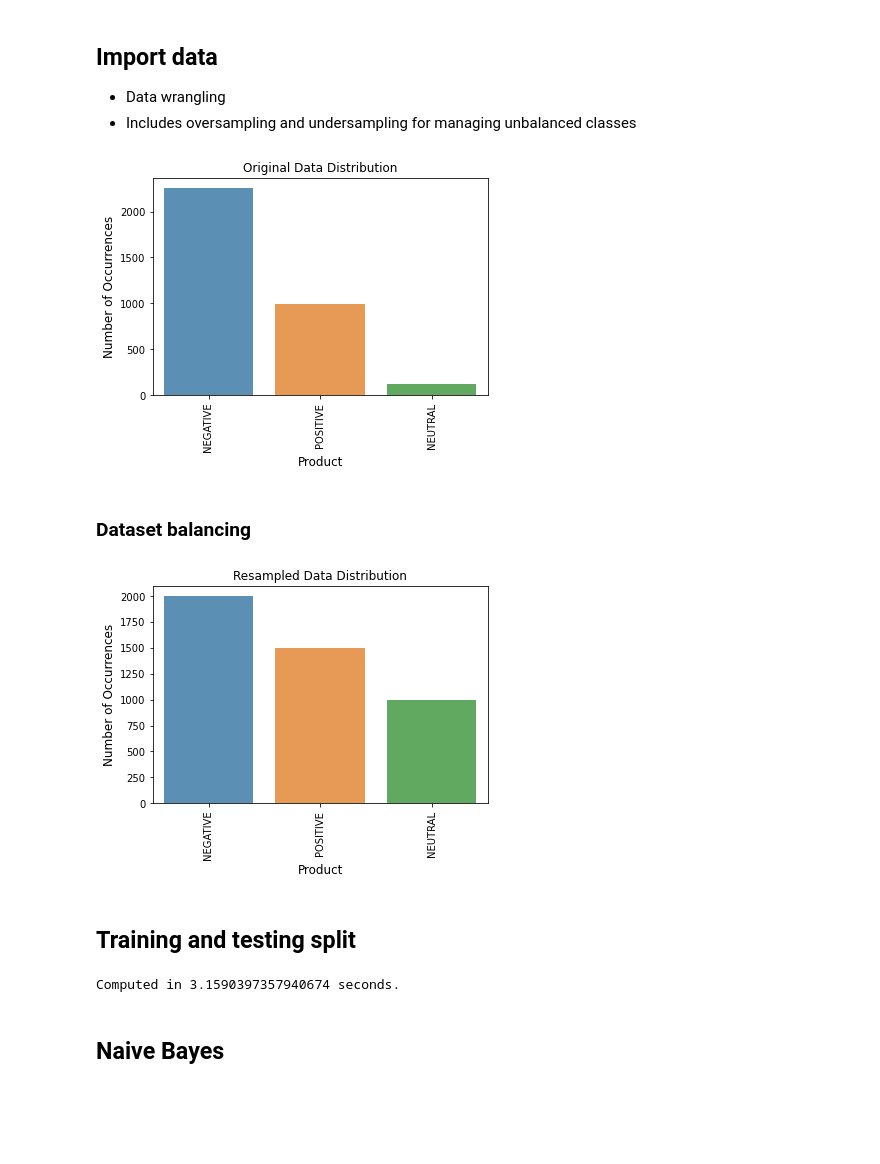
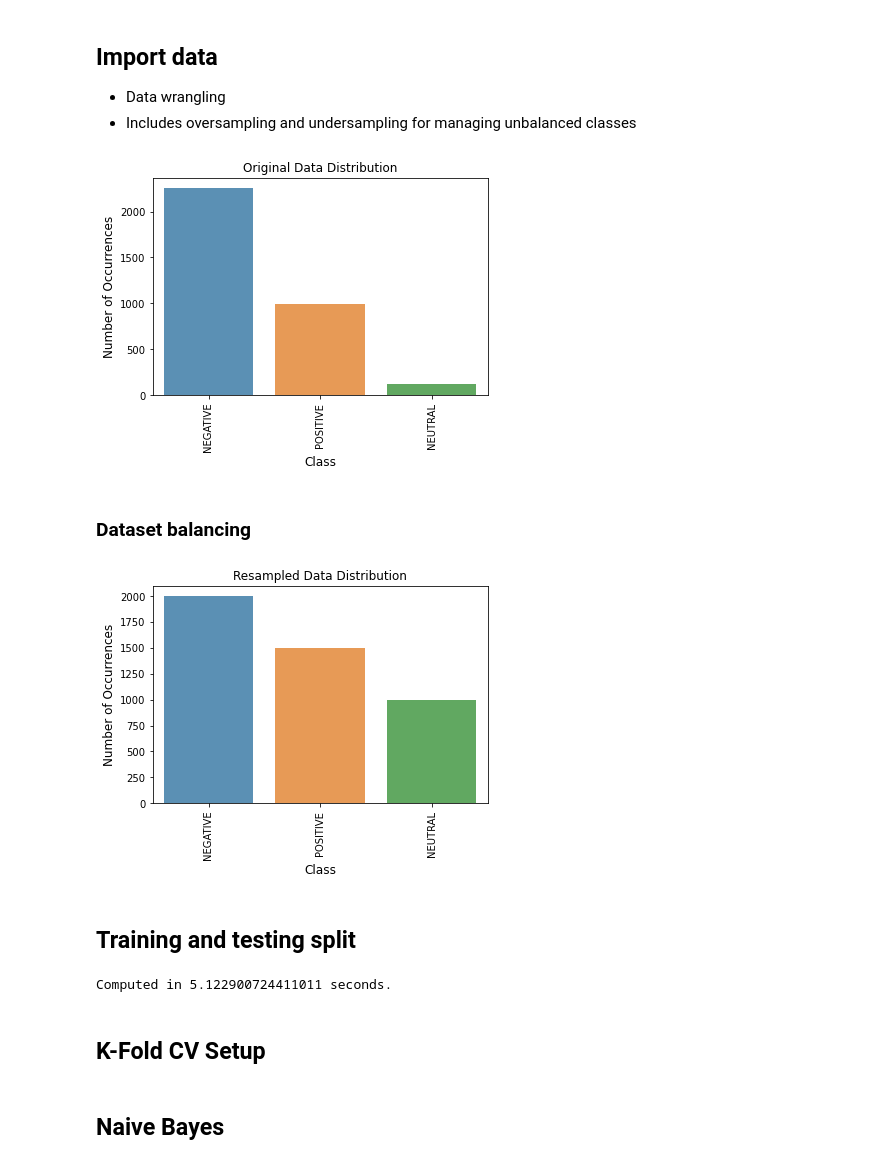
Before and after one commit to ailic96/Masters_Thesis, a Jupyter notebook: src/analysis/sentiment_ml.ipynb, the cells around one changed output. Cells and saved outputs as stored; diff of their text form; code cells hidden in the pictures; blank space fills up the shorter version.

```diff
--- a/src/analysis/sentiment_ml.ipynb
+++ b/src/analysis/sentiment_ml.ipynb
@@ -50,22 +54,22 @@ def model_metrics(Train_Y, Test_Y, predictions):
 # %%
 
 np.random.seed(42)
 
 path = 'portal_articles_positivity_class.csv'
 
 data = pd.read_csv(path)
 data = data.dropna(subset = ['Title_positivity_sentence', 'Subtitle_positivity_sentence', 'Text_positivity_sentence'])
 
 class_count_df = data['Positivity'].value_counts()
 
 sns.barplot(class_count_df.index, class_count_df.values, alpha=0.8)
 plt.title('Original Data Distribution')
 plt.ylabel('Number of Occurrences', fontsize=12)
-plt.xlabel('Product', fontsize=12)
+plt.xlabel('Class', fontsize=12)
 plt.xticks(rotation=90)
 plt.show();
 # %% [output]
-[figure, old version]
+[figure, new version]
 # %% [markdown]
 ### Dataset balancing
 # %%
@@ -100,11 +104,11 @@ class_count_df = data['Positivity'].value_counts()
 sns.barplot(class_count_df.index, class_count_df.values, alpha=0.8)
 plt.title('Resampled Data Distribution')
 plt.ylabel('Number of Occurrences', fontsize=12)
-plt.xlabel('Product', fontsize=12)
+plt.xlabel('Class', fontsize=12)
 plt.xticks(rotation=90)
 plt.show();
 # %% [output]
-[figure, old version]
+[figure, new version]
 # %% [markdown]
 ## Training and testing split
 # %%
@@ -112,8 +116,6 @@ start_time = time.time()
 
 # Train and test set
 X_train, X_test, Y_train, Y_test = model_selection.train_test_split(data['Article_text'], data['Positivity'], test_size=0.3, stratify=data['Positivity'])
-
-kfold = model_selection.KFold(n_splits=5, random_state=42, shuffle=True)
 
 #Encoder = LabelEncoder()
 #Y_train = Encoder.fit_transform(Y_train)
@@ -130,4 +132,6 @@ X_train_tfidf_sm, Y_train_sm = sm.fit_resample(X_train_Tfidf, Y_train)
 
 print("\n\nComputed in %s seconds." % (time.time() - start_time))
 # %% [output]
-Computed in 3.1590397357940674 seconds.
+Computed in 5.122900724411011 seconds.
+# %% [markdown]
+## K-Fold CV Setup
```
Also changed, not shown: parts of 6 cells of this notebook, 9 other files.
